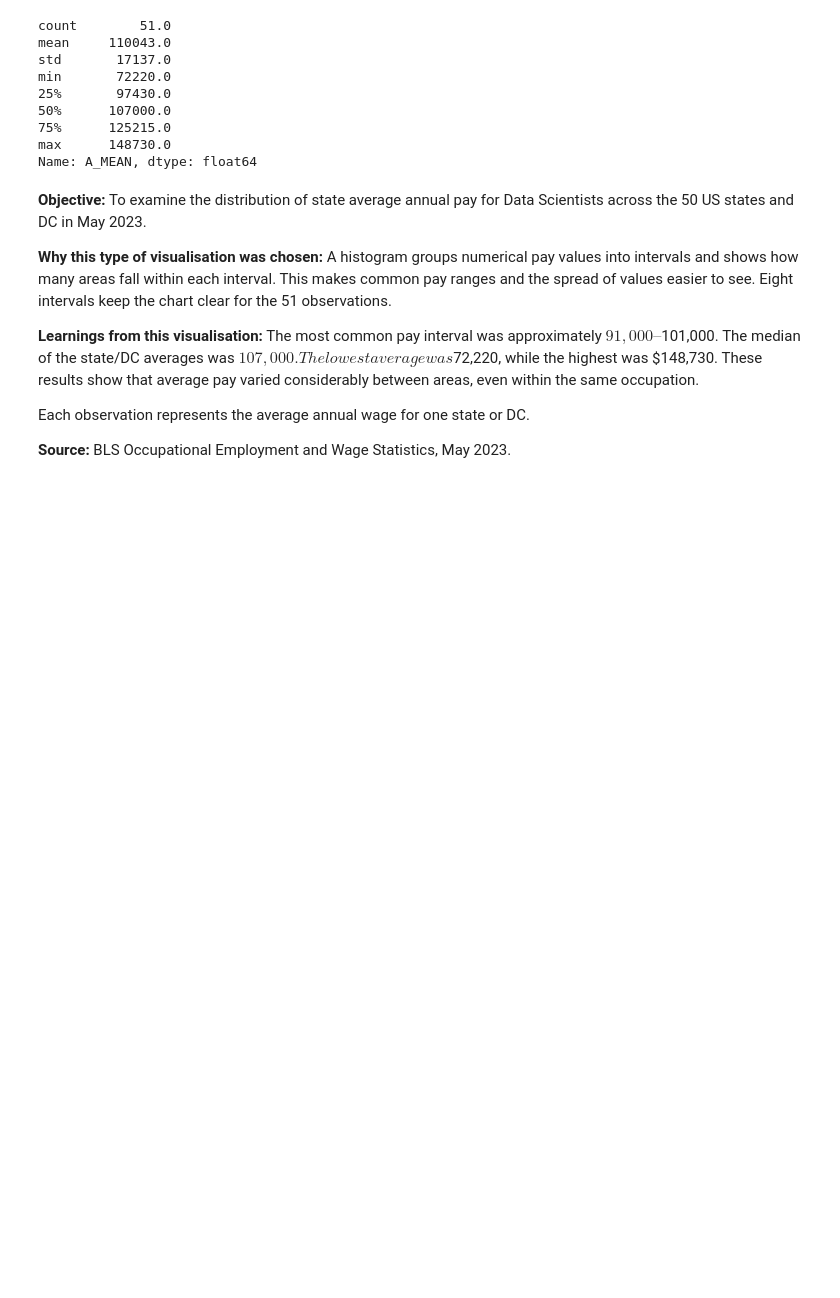
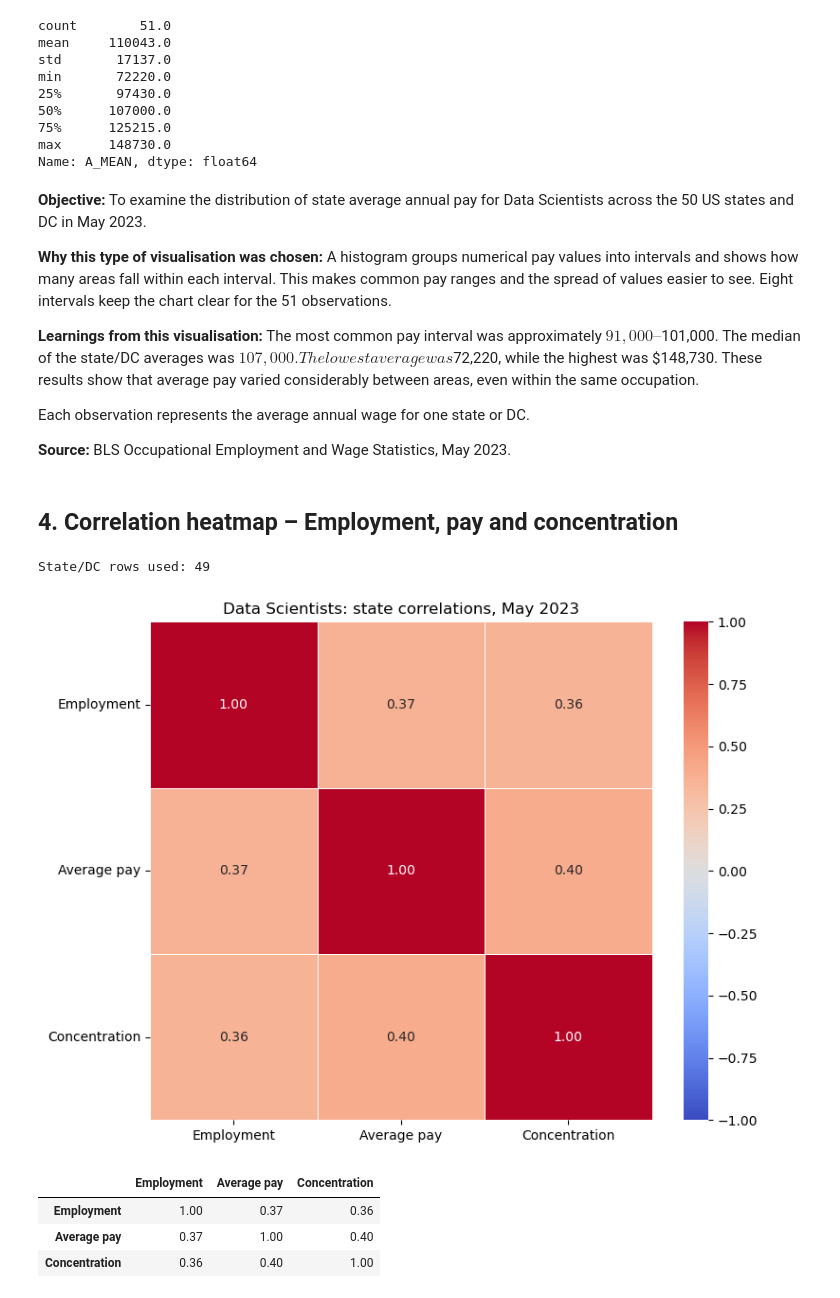
Before and after one commit to AbhinavBorgohain/AI_Employment_Analysis_DVC_CA1, a Jupyter notebook: AI_Employment_Analysis.ipynb, the cells around one changed output. Saved outputs shown, nothing was run; the diff lists cells and outputs as text; code cells hidden in the pictures; blank space fills up the shorter version.

Commit message:
Added Data Scientist correlation heatmap and explanation

```diff
--- a/AI_Employment_Analysis.ipynb
+++ b/AI_Employment_Analysis.ipynb
@@ -265,3 +265,51 @@ Name: A_MEAN, dtype: float64
 Each observation represents the average annual wage for one state or DC.
 
 **Source:** BLS Occupational Employment and Wage Statistics, May 2023.
+# %% [markdown]
+## 4. Correlation heatmap – Employment, pay and concentration
+# %%
+# Selected three numerical measures for Data Scientists.
+# Kept areas with values available for all three measures.
+correlation_data = data_scientists[
+    ["TOT_EMP", "A_MEAN", "LOC_QUOTIENT"]
+].dropna()
+
+# Using clearer labels in the chart.
+correlation_data = correlation_data.rename(columns={
+    "TOT_EMP": "Employment",
+    "A_MEAN": "Average pay",
+    "LOC_QUOTIENT": "Concentration"
+})
+
+# Calculated Pearson correlations.
+corr = correlation_data.corr()
+
+print("State/DC rows used:", len(correlation_data))
+
+plt.figure(figsize=(8, 6))
+sns.heatmap(
+    corr,
+    annot=True,
+    fmt=".2f",
+    cmap="coolwarm",
+    vmin=-1,
+    vmax=1,
+    center=0,
+    linewidths=0.5
+)
+
+plt.title("Data Scientists: state correlations, May 2023")
+plt.xticks(rotation=0)
+plt.yticks(rotation=0)
+plt.tight_layout()
+plt.show()
+
+# Showed the correlation values in a table.
+corr.round(2)
+# %% [output]
+State/DC rows used: 49
+[figure, added]
+|  | Employment | Average pay | Concentration |
+| Employment | 1.00 | 0.37 | 0.36 |
+| Average pay | 0.37 | 1.00 | 0.40 |
+| Concentration | 0.36 | 0.40 | 1.00 |
```
Also changed, not shown: parts of 1 cell of this notebook.
